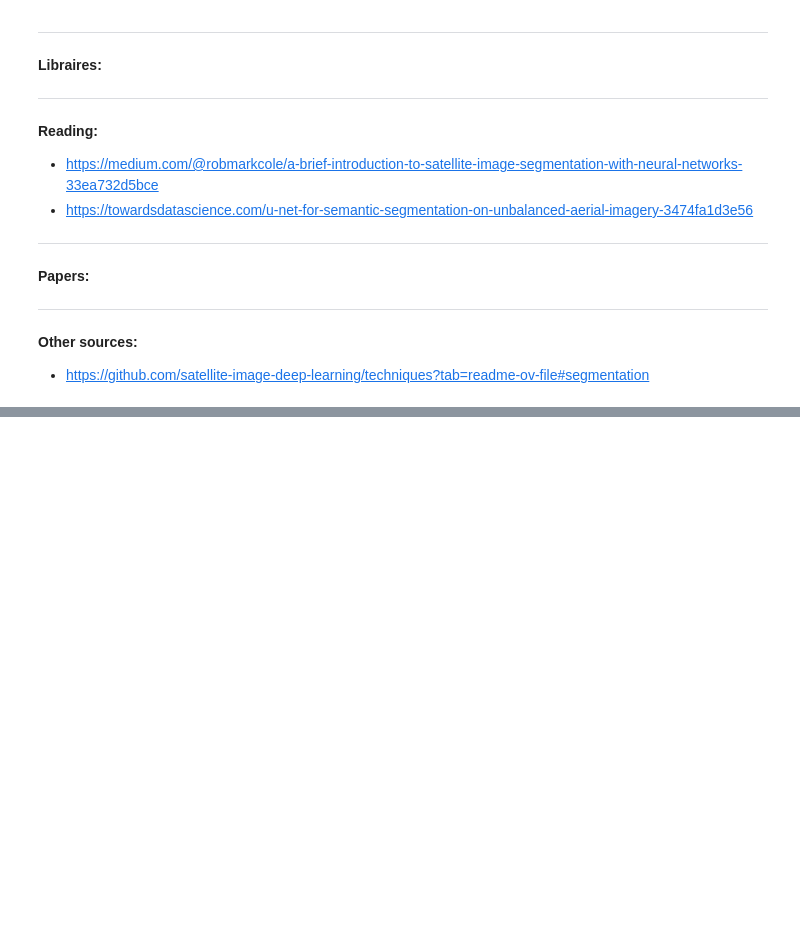
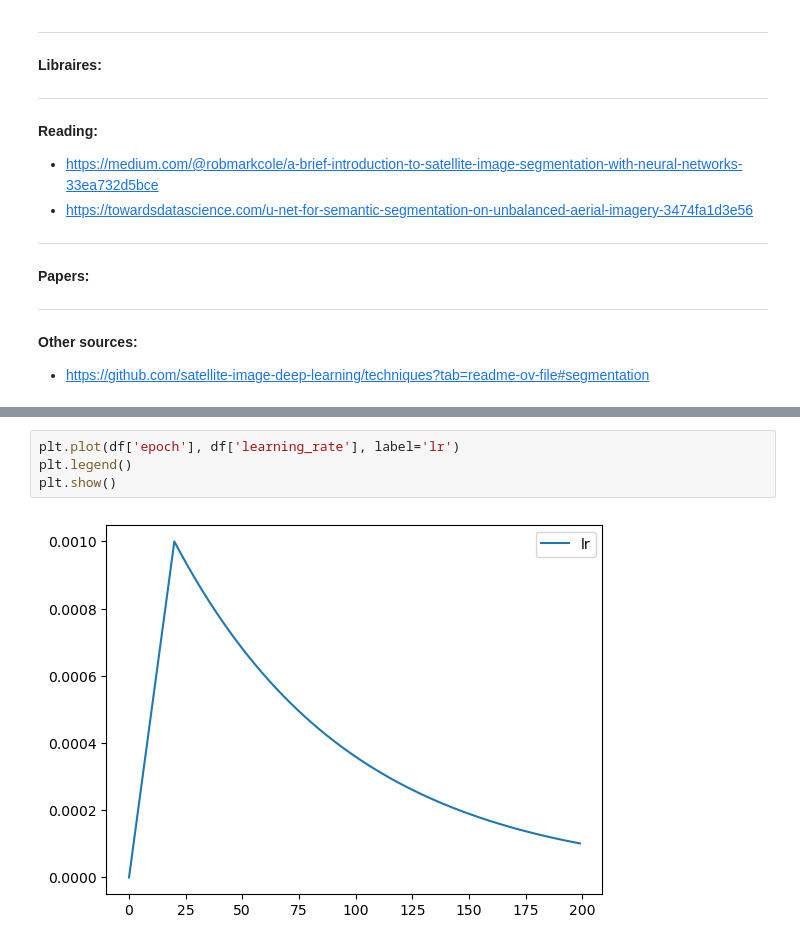
Before and after one commit to ermahechap/Proj-Redes-Neuronales-2024, a Jupyter notebook: data.ipynb, the cells around one changed output, grey strips where cells are left out. Saved outputs shown, nothing was run; the diff lists cells and outputs as text; blank space fills up the shorter version.

```diff
--- a/data.ipynb
+++ b/data.ipynb
@@ -38,0 +62,6 @@ import numpy as np
+# %%
+plt.plot(df['epoch'], df['learning_rate'], label='lr')
+plt.legend()
+plt.show()
+# %% [output]
+[figure, added]
```
Also changed, not shown: parts of 4 cells of this notebook, 16 other files.
